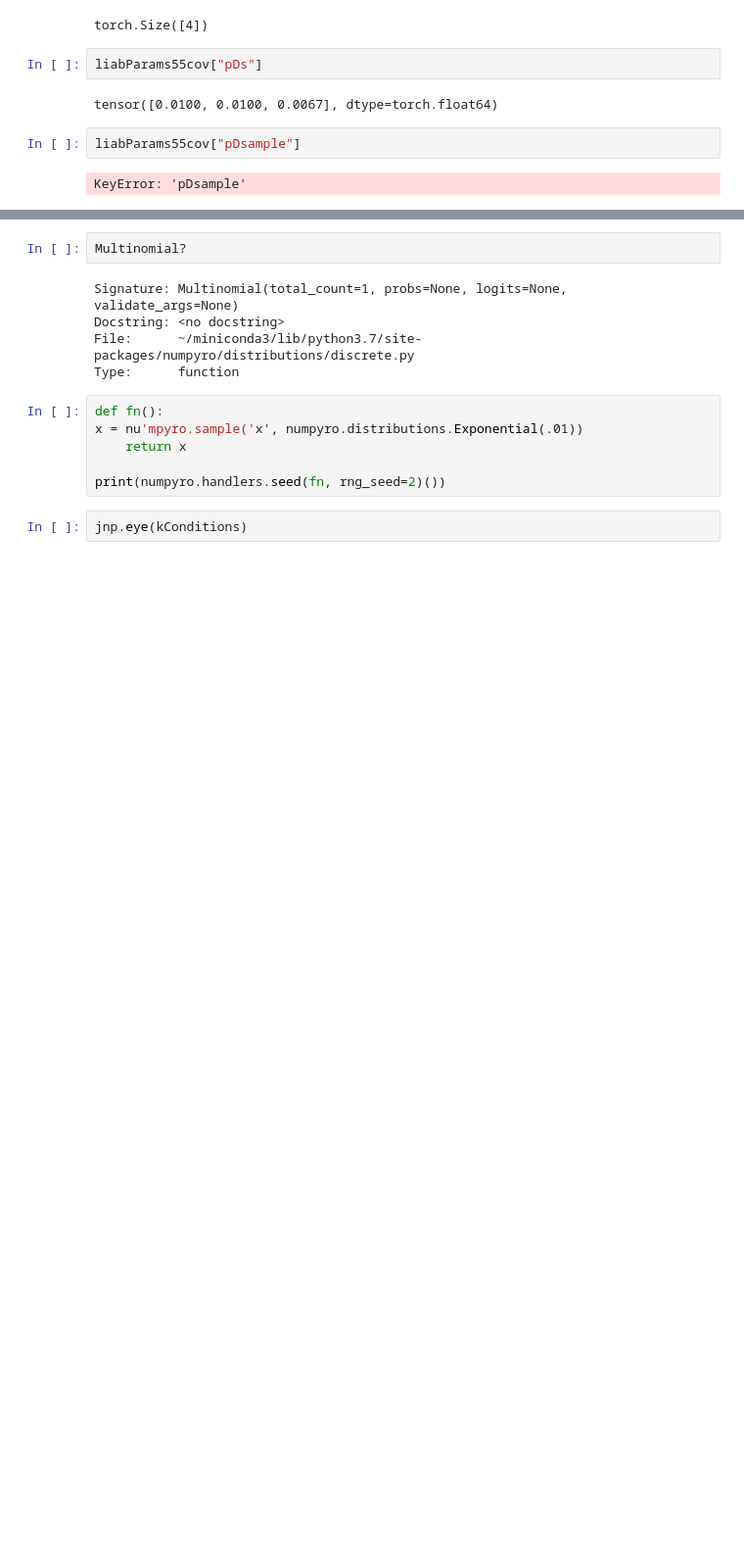
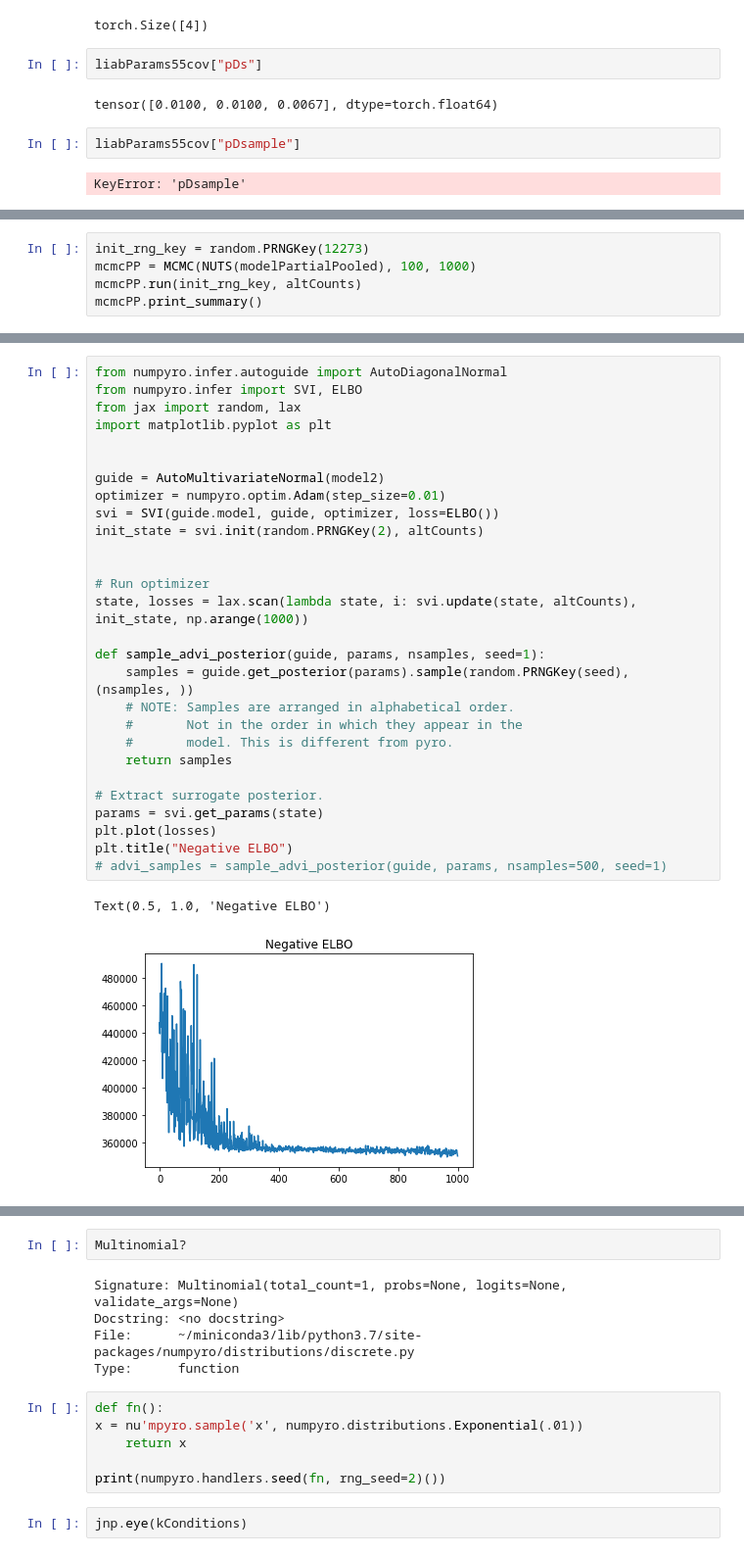
Before and after one commit to akotlar/multivariate-tada, a Jupyter notebook: numpyro-dmm2.ipynb, the cells around one changed output, grey strips where cells are left out. Shown at 98% size. Saved outputs shown, nothing was run; the diff lists cells and outputs as text; blank space fills up the shorter version.

```diff
--- a/numpyro-dmm2.ipynb
+++ b/numpyro-dmm2.ipynb
@@ -227,0 +469,5 @@ nHypotheses 6
+# %%
+init_rng_key = random.PRNGKey(12273)
+mcmcPP = MCMC(NUTS(modelPartialPooled), 100, 1000)
+mcmcPP.run(init_rng_key, altCounts)
+mcmcPP.print_summary()
@@ -227,0 +515,31 @@ nHypotheses 6
+# %%
+from numpyro.infer.autoguide import AutoDiagonalNormal
+from numpyro.infer import SVI, ELBO
+from jax import random, lax
+import matplotlib.pyplot as plt
+
+
+guide = AutoMultivariateNormal(model2)
+optimizer = numpyro.optim.Adam(step_size=0.01)
+svi = SVI(guide.model, guide, optimizer, loss=ELBO())
+init_state = svi.init(random.PRNGKey(2), altCounts)
+
+
+# Run optimizer
+state, losses = lax.scan(lambda state, i: svi.update(state, altCounts), init_state, np.arange(1000))
+
+def sample_advi_posterior(guide, params, nsamples, seed=1):
+    samples = guide.get_posterior(params).sample(random.PRNGKey(seed), (nsamples, ))
+    # NOTE: Samples are arranged in alphabetical order.
+    #       Not in the order in which they appear in the
+    #       model. This is different from pyro.
+    return samples
+
+# Extract surrogate posterior.
+params = svi.get_params(state)
+plt.plot(losses)
+plt.title("Negative ELBO")
+# advi_samples = sample_advi_posterior(guide, params, nsamples=500, seed=1)
+# %% [output]
+Text(0.5, 1.0, 'Negative ELBO')
+[figure, added]
```
Also changed, not shown: parts of 64 cells of this notebook, 3 other files.
